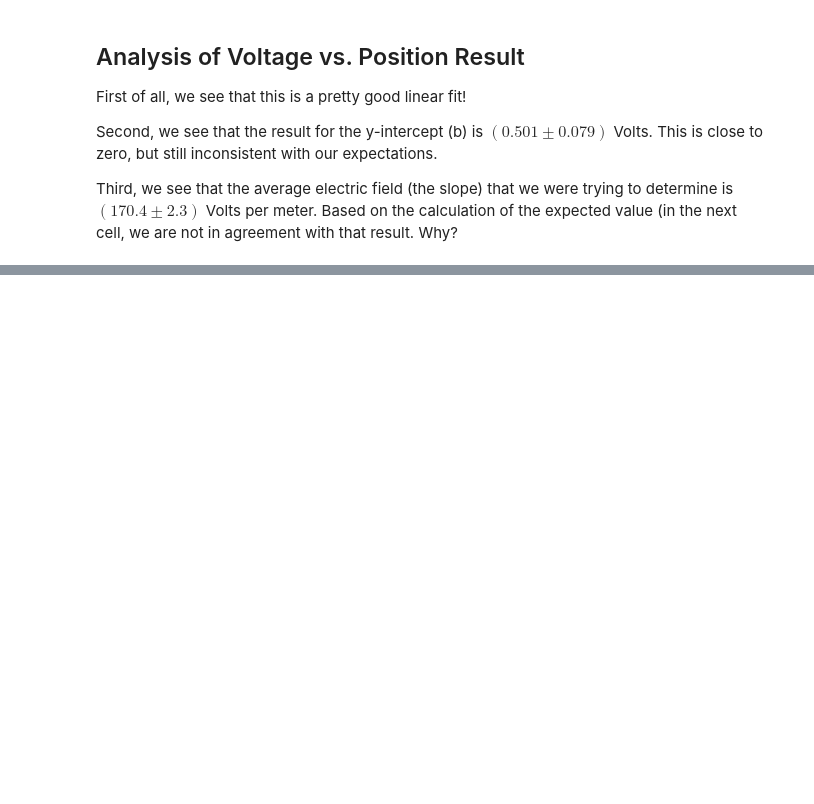
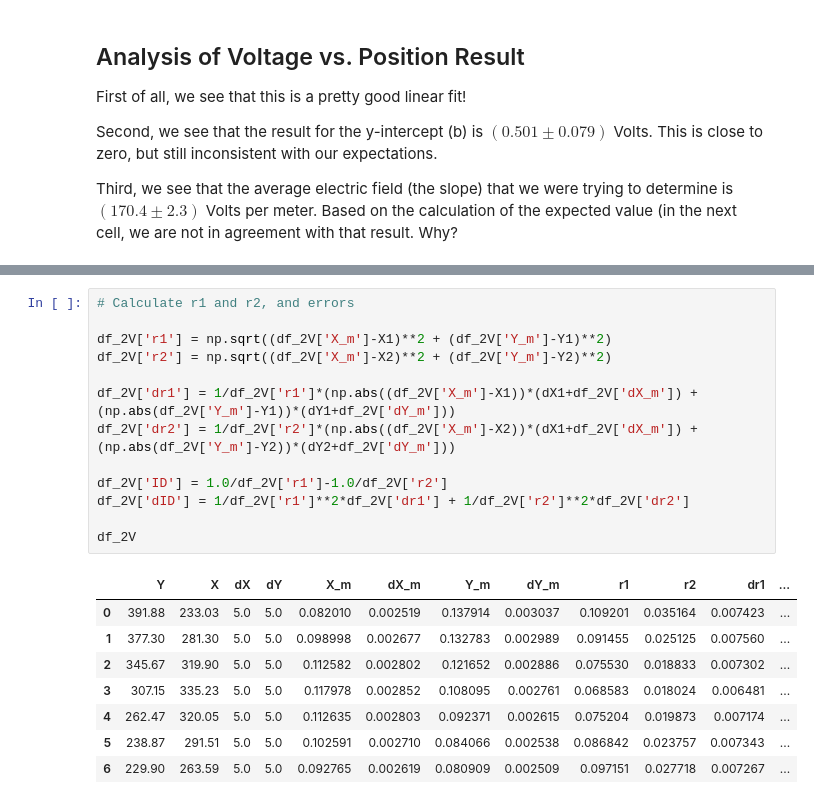
Before and after one commit to brash99/Phys202L, a Jupyter notebook: JupyterNotebooks/Field_Mapping_Analysis.ipynb, the cells around one changed output, grey strips where cells are left out. Cells and saved outputs as stored; diff of their text form; blank space fills up the shorter version.

```diff
--- a/JupyterNotebooks/Field_Mapping_Analysis.ipynb
+++ b/JupyterNotebooks/Field_Mapping_Analysis.ipynb
@@ -297,0 +220,22 @@ print (Impulse,dImpulse)
+# %%
+# Calculate r1 and r2, and errors
+
+df_2V['r1'] = np.sqrt((df_2V['X_m']-X1)**2 + (df_2V['Y_m']-Y1)**2)
+df_2V['r2'] = np.sqrt((df_2V['X_m']-X2)**2 + (df_2V['Y_m']-Y2)**2)
+
+df_2V['dr1'] = 1/df_2V['r1']*(np.abs((df_2V['X_m']-X1))*(dX1+df_2V['dX_m']) + (np.abs(df_2V['Y_m']-Y1))*(dY1+df_2V['dY_m']))
+df_2V['dr2'] = 1/df_2V['r2']*(np.abs((df_2V['X_m']-X2))*(dX1+df_2V['dX_m']) + (np.abs(df_2V['Y_m']-Y2))*(dY2+df_2V['dY_m']))
+
+df_2V['ID'] = 1.0/df_2V['r1']-1.0/df_2V['r2']
+df_2V['dID'] = 1/df_2V['r1']**2*df_2V['dr1'] + 1/df_2V['r2']**2*df_2V['dr2']
+
+df_2V
+# %% [output]
+|  | Y | X | dX | dY | X_m | dX_m | Y_m | dY_m | r1 | r2 | dr1 | ... |
+| 0 | 391.88 | 233.03 | 5.0 | 5.0 | 0.082010 | 0.002519 | 0.137914 | 0.003037 | 0.109201 | 0.035164 | 0.007423 | ... |
+| 1 | 377.30 | 281.30 | 5.0 | 5.0 | 0.098998 | 0.002677 | 0.132783 | 0.002989 | 0.091455 | 0.025125 | 0.007560 | ... |
+| 2 | 345.67 | 319.90 | 5.0 | 5.0 | 0.112582 | 0.002802 | 0.121652 | 0.002886 | 0.075530 | 0.018833 | 0.007302 | ... |
+| 3 | 307.15 | 335.23 | 5.0 | 5.0 | 0.117978 | 0.002852 | 0.108095 | 0.002761 | 0.068583 | 0.018024 | 0.006481 | ... |
+| 4 | 262.47 | 320.05 | 5.0 | 5.0 | 0.112635 | 0.002803 | 0.092371 | 0.002615 | 0.075204 | 0.019873 | 0.007174 | ... |
+| 5 | 238.87 | 291.51 | 5.0 | 5.0 | 0.102591 | 0.002710 | 0.084066 | 0.002538 | 0.086842 | 0.023757 | 0.007343 | ... |
+| 6 | 229.90 | 263.59 | 5.0 | 5.0 | 0.092765 | 0.002619 | 0.080909 | 0.002509 | 0.097151 | 0.027718 | 0.007267 | ... |
```
Also changed, not shown: parts of 15 cells of this notebook, 1 other file.
